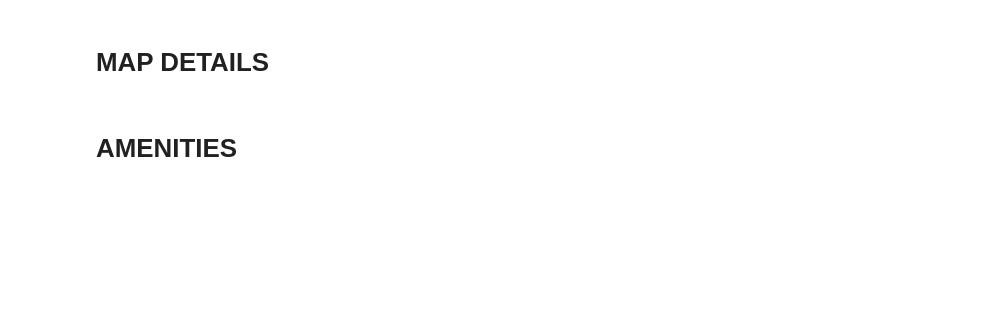
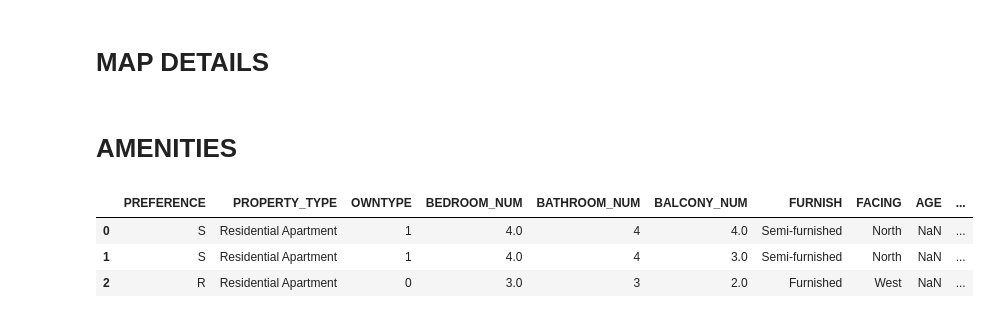
Before and after one commit to Diggi14/project_Property2, a Jupyter notebook: 1_basic.ipynb, the cells around one changed output. Saved outputs shown, nothing was run; the diff lists cells and outputs as text; code cells hidden in the pictures; blank space fills up the shorter version.

```diff
--- a/1_basic.ipynb
+++ b/1_basic.ipynb
@@ -308,4 +303,11 @@ features_encoded = pd.DataFrame(
     columns=mlb.classes_,
     index=df.index
 )
+# %%
+df.head(3)
+# %% [output]
+|  | PREFERENCE | PROPERTY_TYPE | OWNTYPE | BEDROOM_NUM | BATHROOM_NUM | BALCONY_NUM | FURNISH | FACING | AGE | ... |
+| 0 | S | Residential Apartment | 1 | 4.0 | 4 | 4.0 | Semi-furnished | North | NaN | ... |
+| 1 | S | Residential Apartment | 1 | 4.0 | 4 | 3.0 | Semi-furnished | North | NaN | ... |
+| 2 | R | Residential Apartment | 0 | 3.0 | 3 | 2.0 | Furnished | West | NaN | ... |
 # %%
```
Also changed, not shown: parts of 11 cells of this notebook.
